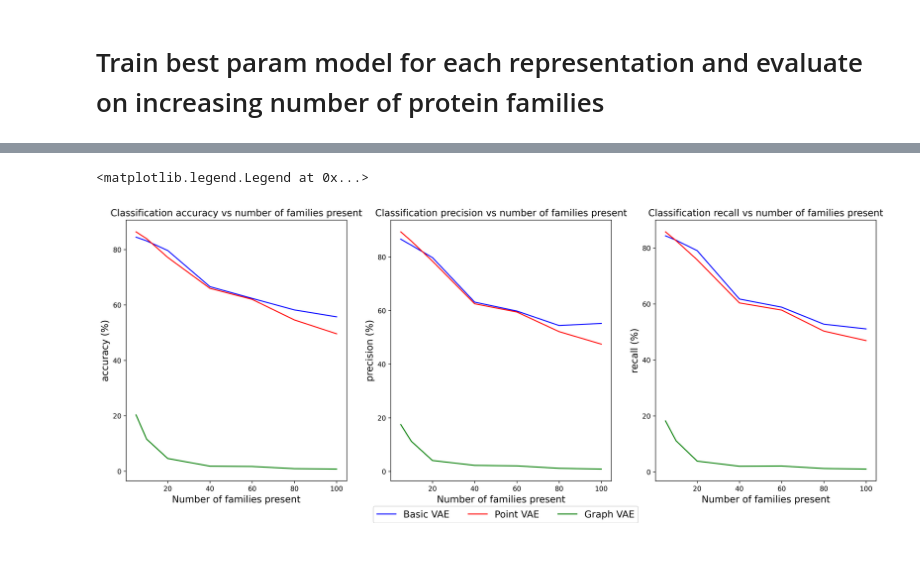
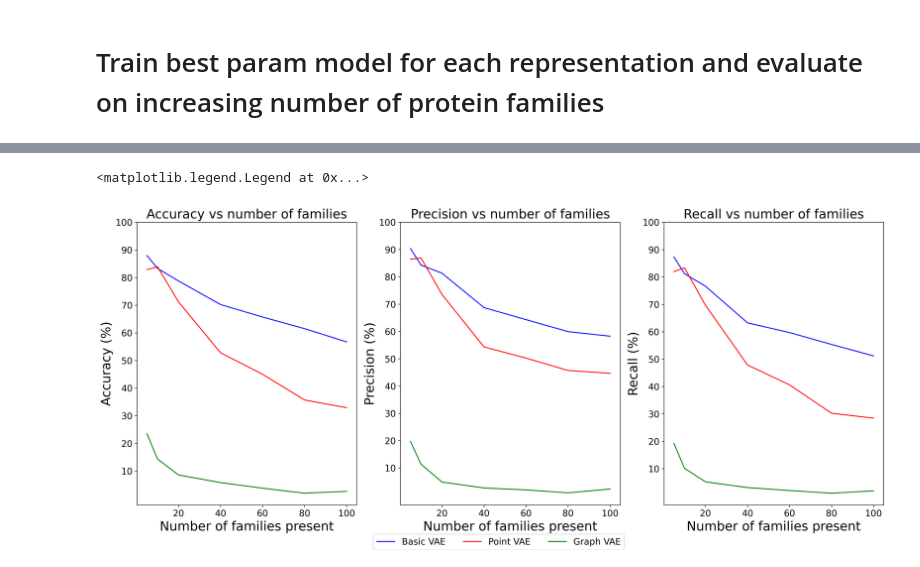
Before and after one commit to shazakam/ProteinManifoldLearning, a Jupyter notebook: Notebooks/CLUSTER_ANALYSIS.ipynb, the cells around one changed output, grey strips where cells are left out. Cells and saved outputs as stored; diff of their text form; code cells hidden in the pictures.

```diff
--- a/Notebooks/CLUSTER_ANALYSIS.ipynb
+++ b/Notebooks/CLUSTER_ANALYSIS.ipynb
@@ -356,10 +373,14 @@ graph_rf_param = joblib.load(graph_rf_param_loc)
 # %%
 from sklearn.metrics import accuracy_score, precision_score, recall_score, f1_score, confusion_matrix, classification_report
+from sklearn.ensemble import RandomForestClassifier
+from sklearn.model_selection import GridSearchCV
+from sklearn.model_selection import StratifiedKFold, train_test_split
+
 rf_acc_results = [[],[],[]]
 rf_prec_results = [[],[],[]]
 rf_recall_results = [[],[],[]]
 rf_f1_results = [[],[],[]]
-
+best_params_list = [seq_rf_param, point_rf_param, graph_rf_param]
 top_families_vals = [5, 10, 20, 40, 60, 80, 100]
 
 for i in range(len(top_families_vals)):
@@ -378,7 +399,7 @@ for i in range(len(top_families_vals)):
         cv = StratifiedKFold(n_splits=5, shuffle=True, random_state=42)
         X_train, X_test, y_train, y_test = train_test_split(X, y, test_size=0.2, random_state=42, stratify=y)
 
-        rf = RandomForestClassifier(**best_params, random_state=42, class_weight='balanced')
+        rf = RandomForestClassifier(**best_params_list[idx], random_state=42, class_weight='balanced')
 
         # Fit the model with your data (assuming you have X_train, y_train)
         rf.fit(X_train, y_train)
@@ -432,24 +463,28 @@ F1 Score: 0.0084
 # %%
 result_arrays = [np.array(rf_acc_results).T, np.array(rf_prec_results).T, np.array(rf_recall_results).T, np.array(rf_f1_results).T]
-result_titles = ['accuracy', 'precision', 'recall']
+result_titles = ['Accuracy', 'Precision', 'Recall']
 model_label = ['Basic VAE', 'Point VAE', 'Graph VAE']
 model_colour = ['b', 'r', 'g']
-x
+
 family_value_array = np.array([5, 10, 20, 40, 60, 80, 100])
-fig, axes = plt.subplots(1,3, dpi = 300, figsize = (20,7))
+fig, axes = plt.subplots(1,3, dpi = 300, figsize = (21,8))
 axes = axes.flatten()
 for idx, title in enumerate(result_titles):
     result_array = result_arrays[idx]
-    axes[idx].set_title(f'Classification {title} vs number of families present', fontsize = 14)
+    axes[idx].set_title(f'{title} vs number of families', fontsize = 20)
     for model_idx in range(3):
         if idx == 0:
             axes[idx].plot(family_value_array, result_array[:, model_idx]*100, label = model_label[model_idx], color = model_colour[model_idx])
         else:
             axes[idx].plot(family_value_array, result_array[:, model_idx]*100, color = model_colour[model_idx])
-        axes[idx].set_xlabel('Number of families present', size = 14)
-        axes[idx].set_ylabel(f'{title} (%)', size = 14)
+        axes[idx].set_xlabel('Number of families present', size = 20)
+        axes[idx].set_ylabel(f'{title} (%)', size = 20)
+    axes[idx].set_yticks([10,20,30,40,50,60,70,80,90,100])
+    axes[idx].tick_params(labelsize=14)
 
 fig.legend(loc=(0.35,0), ncol=3, fontsize = 14)
+
+# plt.tight_layout()
 # %% [output]
 <matplotlib.legend.Legend at 0x...>
-[figure, old version]
+[figure, new version]
```
Also changed, not shown: parts of 12 cells of this notebook, 18 other files.
